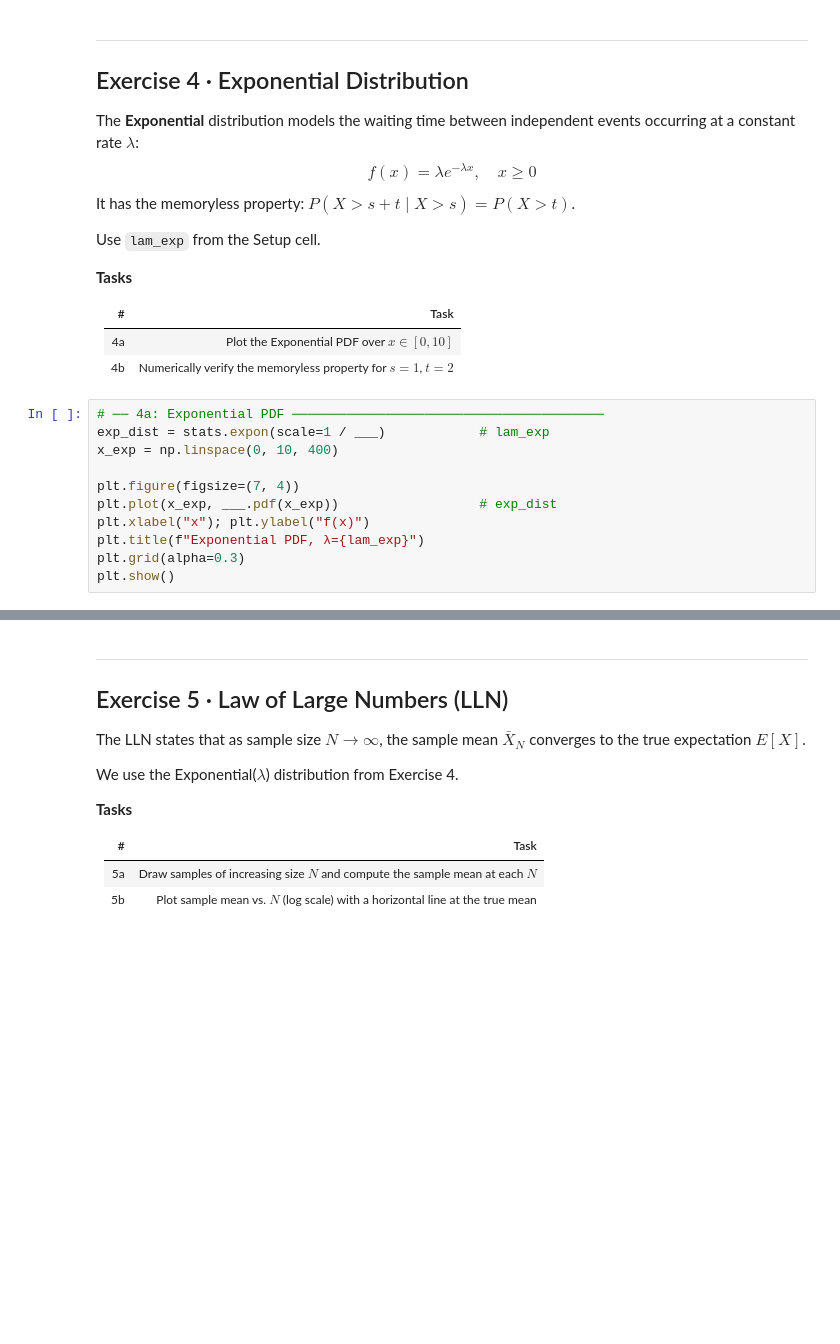
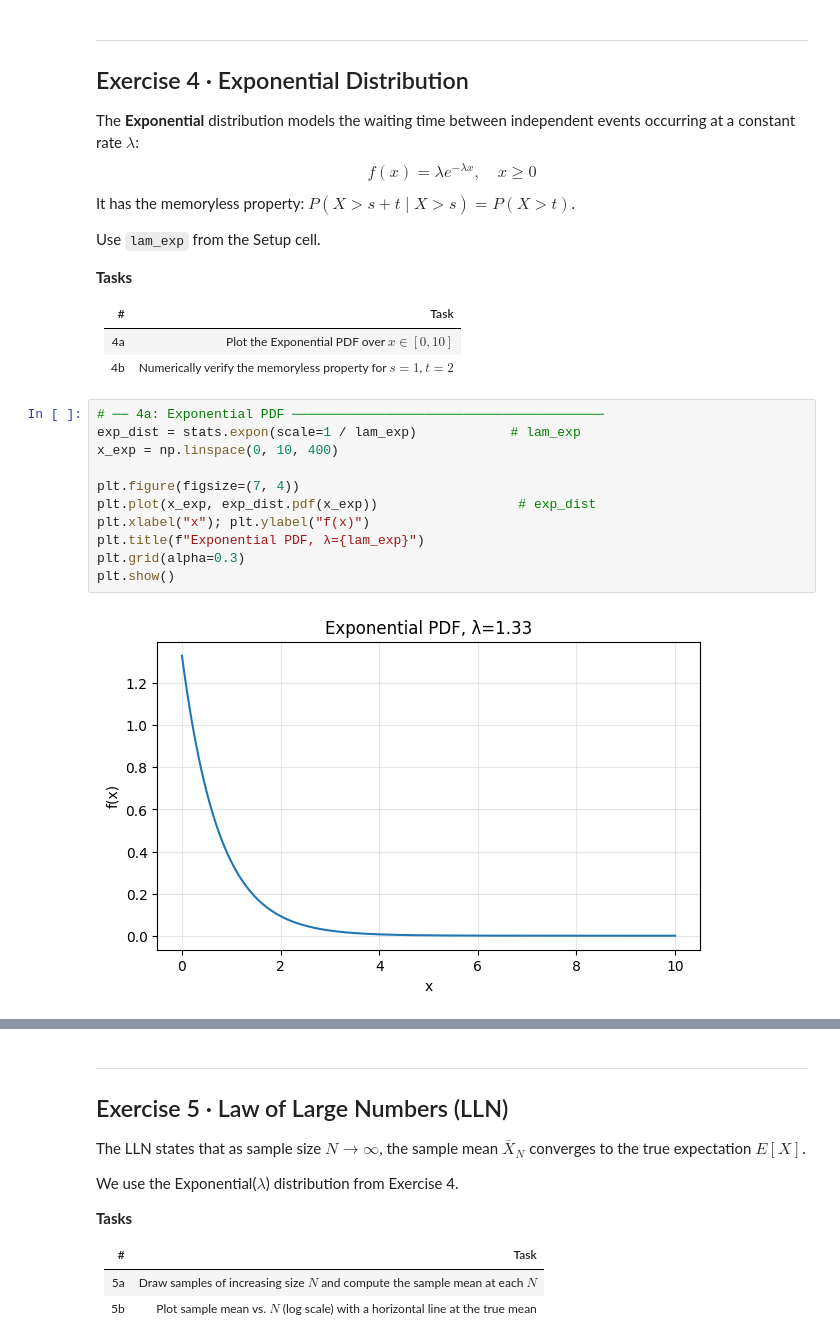
Before and after one commit to adithyan-cell/Python, a Jupyter notebook: 22AIE301_Lab_03_aie24006_.ipynb, the cells around one changed output, grey strips where cells are left out. Cells and saved outputs as stored; diff of their text form; blank space fills up the shorter version.

```diff
--- a/22AIE301_Lab_03_aie24006_.ipynb
+++ b/22AIE301_Lab_03_aie24006_.ipynb
@@ -204,15 +246,17 @@ Use `lam_exp` from the Setup cell.
 | 4b | Numerically verify the memoryless property for $s=1$, $t=2$
 # %%
 # ── 4a: Exponential PDF ────────────────────────────────────────
-exp_dist = stats.expon(scale=1 / ___)            # lam_exp
+exp_dist = stats.expon(scale=1 / lam_exp)            # lam_exp
 x_exp = np.linspace(0, 10, 400)
 
 plt.figure(figsize=(7, 4))
-plt.plot(x_exp, ___.pdf(x_exp))                  # exp_dist
+plt.plot(x_exp, exp_dist.pdf(x_exp))                  # exp_dist
 plt.xlabel("x"); plt.ylabel("f(x)")
 plt.title(f"Exponential PDF, λ={lam_exp}")
 plt.grid(alpha=0.3)
 plt.show()
+# %% [output]
+[figure, added]
 # %%
 # ── 4b: Memoryless property ────────────────────────────────────
 s, t = 1.0, 2.0
```
Also changed, not shown: parts of 15 cells of this notebook.
